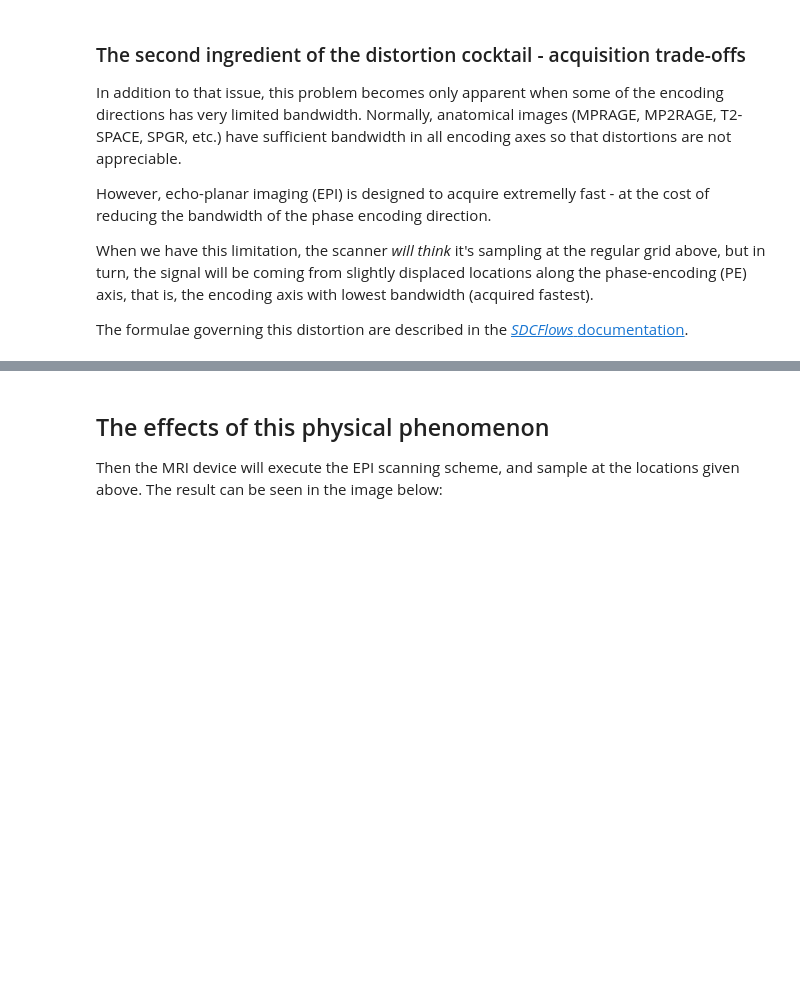
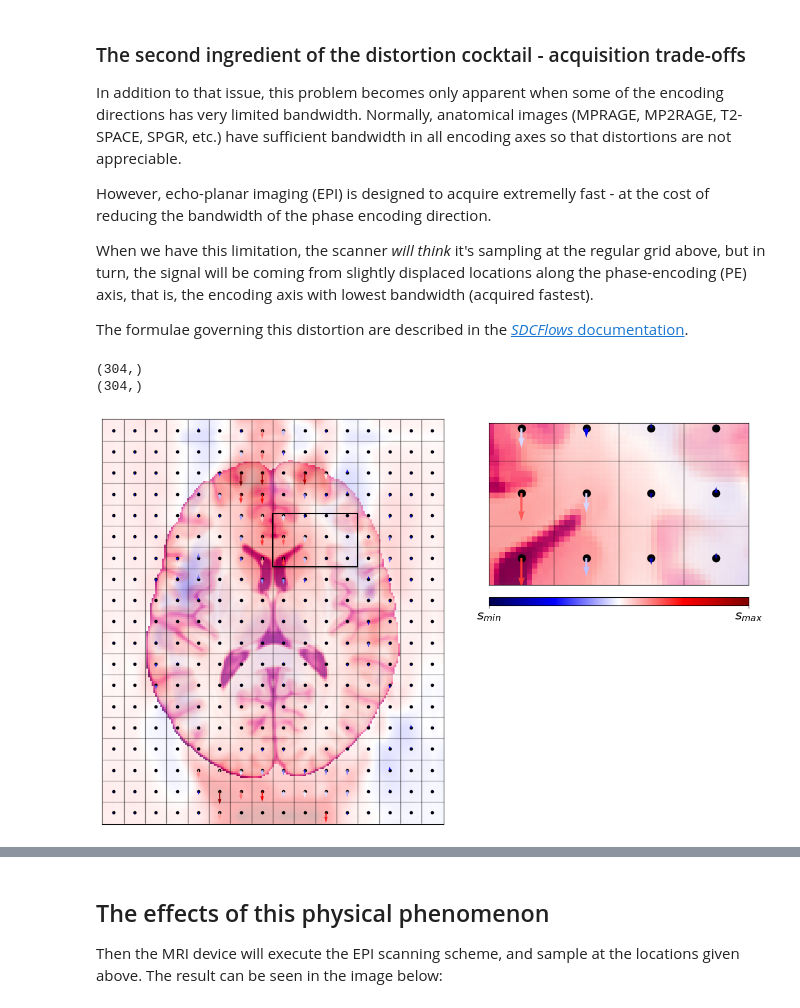
Before and after one commit to nipreps/sdcflows, a Jupyter notebook: docs/notebooks/SDC - Theory and physics.ipynb, the cells around one changed output, grey strips where cells are left out. Cells and saved outputs as stored; diff of their text form; code cells hidden in the pictures; blank space fills up the shorter version.

```diff
--- a/docs/notebooks/SDC - Theory and physics.ipynb
+++ b/docs/notebooks/SDC - Theory and physics.ipynb
@@ -136,6 +192,38 @@ When we have this limitation, the scanner *will think* it's sampling at the regu
 The formulae governing this distortion are described in the [*SDCFlows* documentation](https://www.nipreps.org/sdcflows/master/methods.html#methods-and-implementation).
 # %%
 trt = - 0.15  # in seconds
+# %%
+fig, ax, axins = plot_brain(z_slice, grid=True)
+
+# Voxel edges
+e_i = np.arange(0, z_slice.shape[1], step=12).astype(int)
+e_j = np.arange(0, z_slice.shape[0], step=12).astype(int)
+
+#plotting params
+y_coord_moved = y_coord + trt * sampled_field
+
+print(y_coord_moved.shape)
+print(sampled_field.shape)
+
+is_in_fov = (y_coord_moved > 0) & (y_coord_moved < field.shape[0] - 1)
+u = np.zeros(len(np.array(x_coord)[is_in_fov]))
+v = y_coord_moved[is_in_fov] - np.array(y_coord)[is_in_fov]
+c = np.hypot(u, v)/np.hypot(u, v).max()
+
+ax.quiver(np.array(x_coord)[is_in_fov], np.array(y_coord)[is_in_fov], u, v, c, cmap='seismic', angles='xy', scale_units='xy', scale=1)
+ax.plot([e_i[1:-1]] * len(e_j), e_j, c='k', lw=1, alpha=0.3);
+ax.imshow(field, cmap="seismic", norm=mpl.colors.CenteredNorm(), origin="lower", alpha=np.ones_like(field) * 0.3);
+
+q = axins.quiver(np.array(x_coord)[is_in_fov], np.array(y_coord)[is_in_fov], u, v, c, cmap='seismic', angles='xy', scale_units='xy', width=0.008, scale=1)
+axins.plot([e_i[1:-1]] * len(e_j), e_j, c='k', lw=1, alpha=0.3);
+axins.imshow(field, cmap="seismic", norm=mpl.colors.CenteredNorm(), origin="lower", alpha=np.ones_like(field) * 0.3);
+
+fig.colorbar(q, cax=axis_cbar(axins), orientation='horizontal', ticks=[c.min(), c.max()]).set_ticklabels([r'$s_{min}$', r'$s_{max}$'], fontsize=16)
+plt.savefig(str(path+"sample-brain-displacement-field.jpg"), bbox_inches='tight', dpi=300)
+# %% [output]
+(304,)
+(304,)
+[figure, added]
 # %%
 fig, ax, axins = plot_brain(z_slice, grid=False)
 
```
Also changed, not shown: parts of 18 cells of this notebook.
